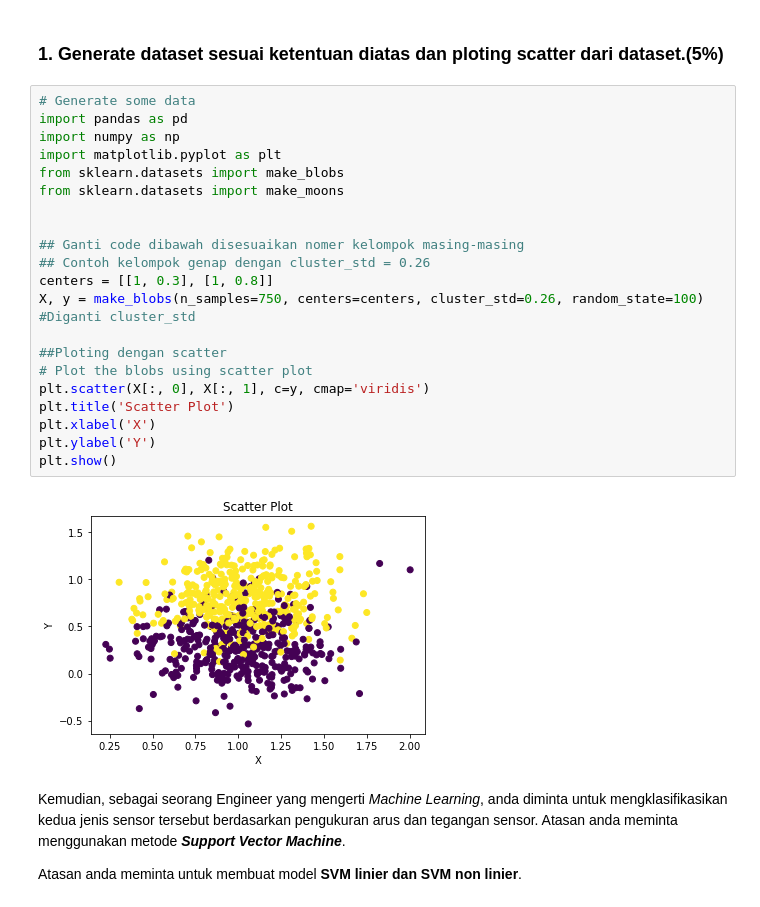
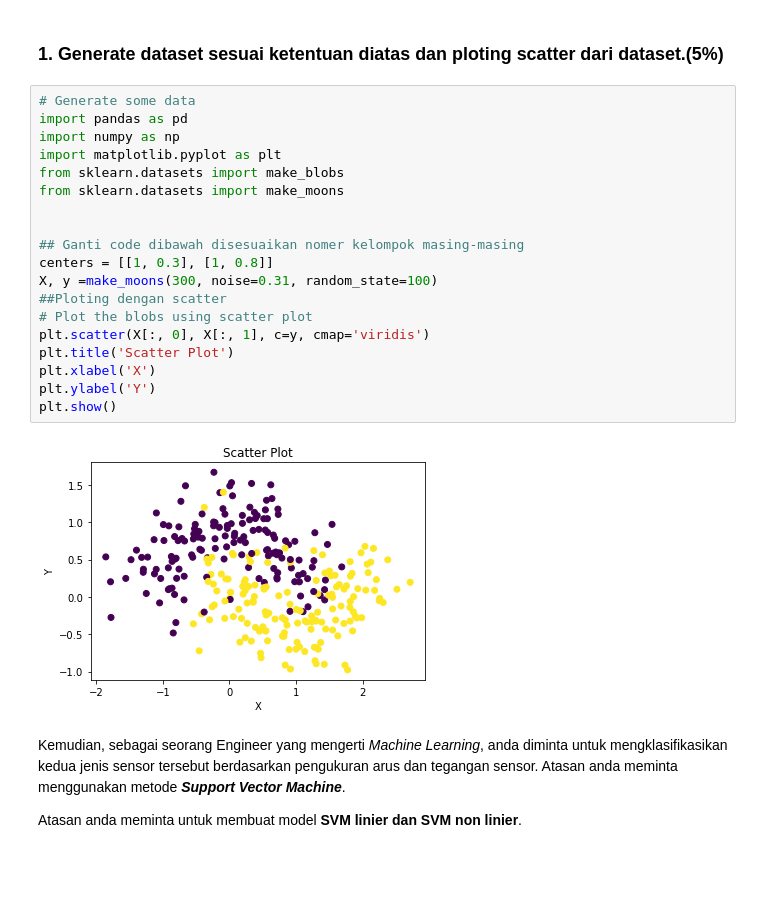
Before and after one commit to farisazizy/Artificial-Intelligence, a Jupyter notebook: SoalUASGenap2223.ipynb, the cells around one changed output. Saved outputs shown, nothing was run; the diff lists cells and outputs as text; blank space fills up the shorter version.

```diff
--- a/SoalUASGenap2223.ipynb
+++ b/SoalUASGenap2223.ipynb
@@ -55,26 +55,24 @@ Data diatas kita misalkan anda memperoleh data pengukuran hubungan tegangan (V)
 # %%
 # Generate some data
 import pandas as pd
 import numpy as np
 import matplotlib.pyplot as plt
 from sklearn.datasets import make_blobs
 from sklearn.datasets import make_moons
 
 
 ## Ganti code dibawah disesuaikan nomer kelompok masing-masing
-## Contoh kelompok genap dengan cluster_std = 0.26
 centers = [[1, 0.3], [1, 0.8]]
-X, y = make_blobs(n_samples=750, centers=centers, cluster_std=0.26, random_state=100) #Diganti cluster_std
-
+X, y =make_moons(300, noise=0.31, random_state=100)
 ##Ploting dengan scatter
 # Plot the blobs using scatter plot
 plt.scatter(X[:, 0], X[:, 1], c=y, cmap='viridis')
 plt.title('Scatter Plot')
 plt.xlabel('X')
 plt.ylabel('Y')
 plt.show()
 # %% [output]
-[figure, old version]
+[figure, new version]
 # %% [markdown]
 Kemudian, sebagai seorang Engineer yang mengerti *Machine Learning*, anda diminta untuk mengklasifikasikan kedua jenis sensor tersebut berdasarkan pengukuran arus dan tegangan sensor. Atasan anda meminta menggunakan metode ***Support Vector Machine***.
 
```
Also changed, not shown: parts of 13 cells of this notebook, 1 other file.
